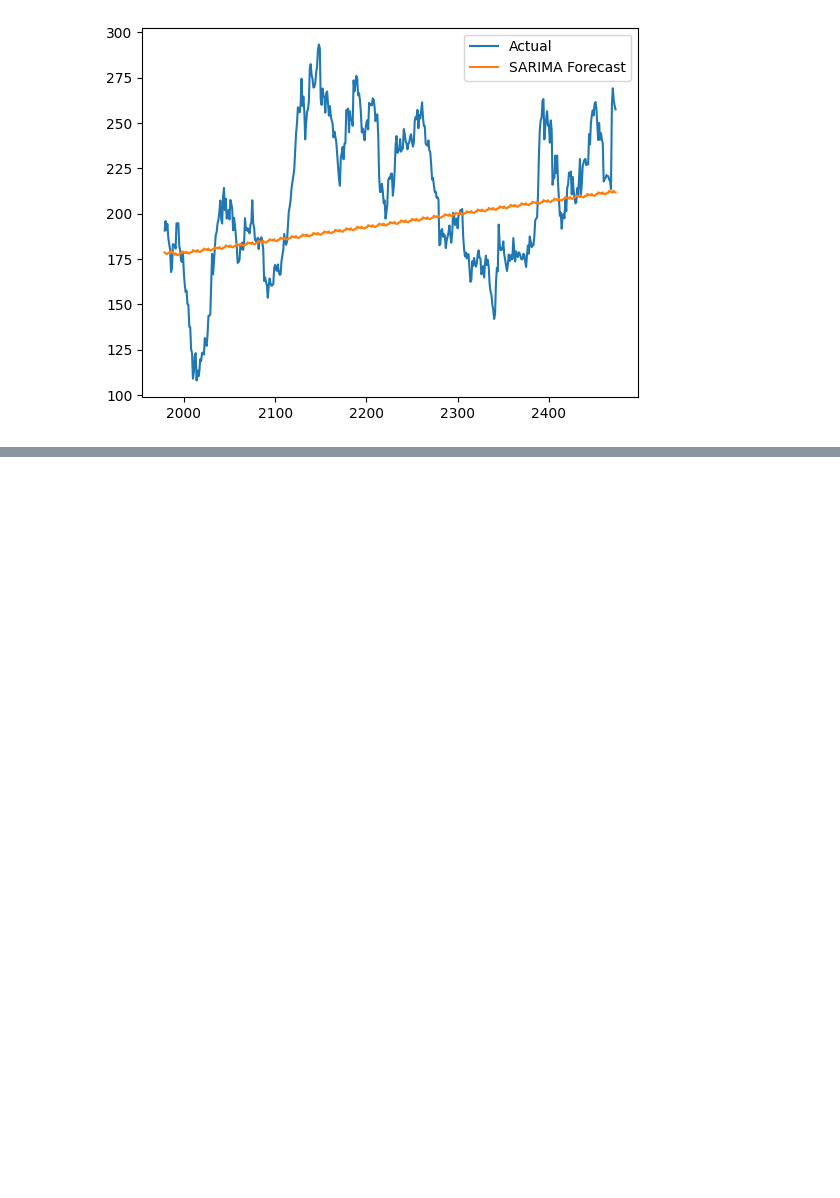
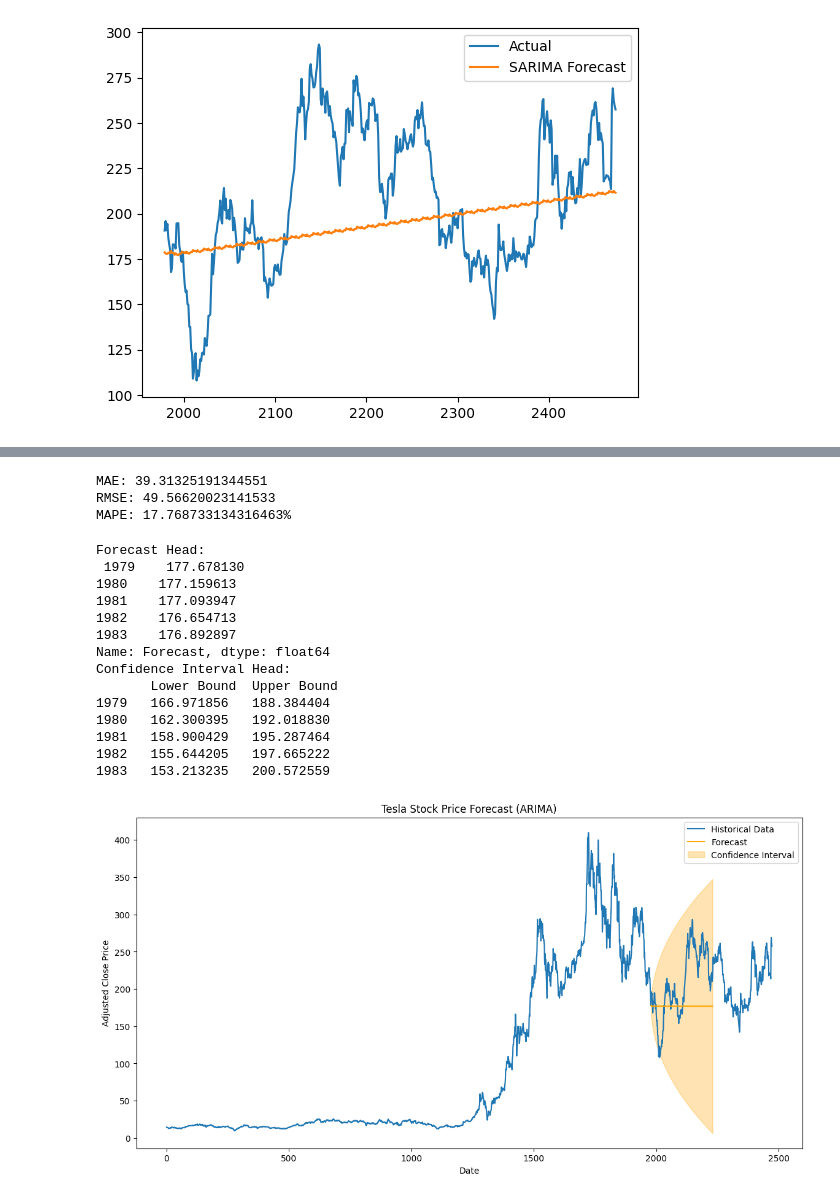
Before and after one commit to dani6566/PredictivePortfolio, a Jupyter notebook: Notebooks/Model.ipynb, the cells around one changed output, grey strips where cells are left out. Cells and saved outputs as stored; diff of their text form; code cells hidden in the pictures; blank space fills up the shorter version.

```diff
--- a/Notebooks/Model.ipynb
+++ b/Notebooks/Model.ipynb
@@ -99,0 +128,58 @@ Epoch 10/10
+# %%
+from sklearn.metrics import mean_absolute_error, mean_squared_error
+
+# Evaluation for ARIMA or SARIMA
+mae = mean_absolute_error(test, forecast)
+rmse = np.sqrt(mean_squared_error(test, forecast))
+mape = np.mean(np.abs((test - forecast) / test)) * 100
+
+print(f"MAE: {mae}")
+print(f"RMSE: {rmse}")
+print(f"MAPE: {mape}%")
+# %% [output]
+MAE: 39.31325191344551
+RMSE: 49.56620023141533
+MAPE: 17.768733134316463%
+# %%
+# Obtain forecast and confidence interval independently to prevent empty DataFrame
+forecast_steps = 252
+forecast_result = arima_model.get_forecast(steps=forecast_steps)
+forecast = pd.Series(forecast_result.predicted_mean, name="Forecast")
+
+# Retrieve confidence intervals and ensure correct column names
+conf_int = forecast_result.conf_int()
+conf_int.columns = ["Lower Bound", "Upper Bound"]
+
+# Check the content of forecast and confidence intervals again
+print("Forecast Head:\n", forecast.head())
+print("Confidence Interval Head:\n", conf_int.head())
+
+# Proceed with plotting if conf_int is now correctly populated
+if not forecast.empty and not conf_int.empty and len(forecast) == len(conf_int):
+    plt.figure(figsize=(14, 7))
+    plt.plot(prices, label="Historical Data")
+    plt.plot(forecast.index, forecast, label="Forecast", color="orange")
+    plt.fill_between(forecast.index, conf_int["Lower Bound"], conf_int["Upper Bound"], color="orange", alpha=0.3, label="Confidence Interval")
+    plt.title("Tesla Stock Price Forecast (ARIMA)")
+    plt.xlabel("Date")
+    plt.ylabel("Adjusted Close Price")
+    plt.legend()
+    plt.show()
+else:
+    print("Forecast or confidence interval data are still empty or misaligned after processing.")
+# %% [output]
+Forecast Head:
+ 1979    177.678130
+1980    177.159613
+1981    177.093947
+1982    176.654713
+1983    176.892897
+Name: Forecast, dtype: float64
+Confidence Interval Head:
+       Lower Bound  Upper Bound
+1979   166.971856   188.384404
+1980   162.300395   192.018830
+1981   158.900429   195.287464
+1982   155.644205   197.665222
+1983   153.213235   200.572559
+[figure, added]
```
Also changed, not shown: parts of 3 cells of this notebook.
